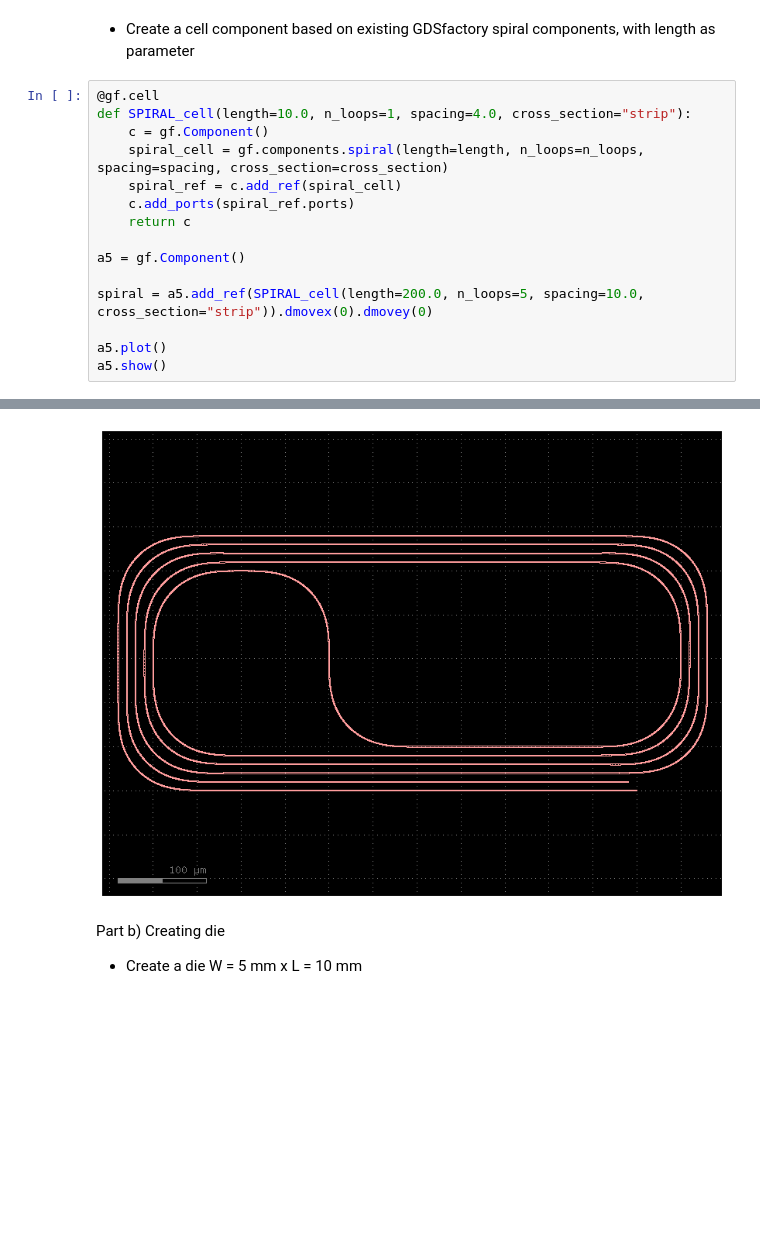
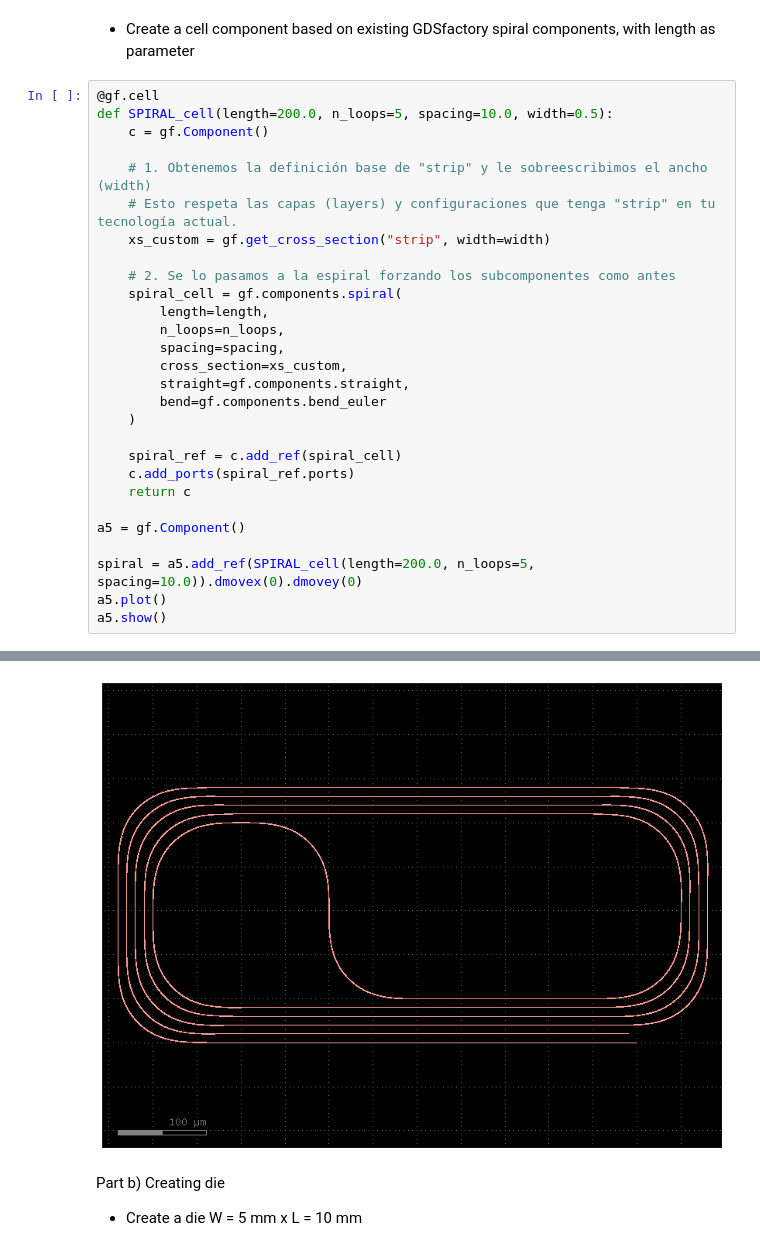
Before and after one commit to jfgimloz/cifoin-lab4, a Jupyter notebook: LAYOUT_Student.ipynb, the cells around one changed output, grey strips where cells are left out. Drawn from its saved outputs; the diff is of its cells as text; blank space fills up the shorter version.

```diff
--- a/LAYOUT_Student.ipynb
+++ b/LAYOUT_Student.ipynb
@@ -704,17 +704,30 @@ a4.show()
 - Create a cell component based on existing GDSfactory spiral components, with length as parameter
 # %%
 @gf.cell
-def SPIRAL_cell(length=10.0, n_loops=1, spacing=4.0, cross_section="strip"):
+def SPIRAL_cell(length=200.0, n_loops=5, spacing=10.0, width=0.5):
     c = gf.Component()
-    spiral_cell = gf.components.spiral(length=length, n_loops=n_loops, spacing=spacing, cross_section=cross_section)
+
+    # 1. Obtenemos la definición base de "strip" y le sobreescribimos el ancho (width)
+    # Esto respeta las capas (layers) y configuraciones que tenga "strip" en tu tecnología actual.
+    xs_custom = gf.get_cross_section("strip", width=width)
+
+    # 2. Se lo pasamos a la espiral forzando los subcomponentes como antes
+    spiral_cell = gf.components.spiral(
+        length=length,
+        n_loops=n_loops,
+        spacing=spacing,
+        cross_section=xs_custom,
+        straight=gf.components.straight,
+        bend=gf.components.bend_euler
+    )
+
     spiral_ref = c.add_ref(spiral_cell)
     c.add_ports(spiral_ref.ports)
     return c
 
 a5 = gf.Component()
 
-spiral = a5.add_ref(SPIRAL_cell(length=200.0, n_loops=5, spacing=10.0, cross_section="strip")).dmovex(0).dmovey(0)
-
+spiral = a5.add_ref(SPIRAL_cell(length=200.0, n_loops=5, spacing=10.0)).dmovex(0).dmovey(0)
 a5.plot()
 a5.show()
 # %% [output]
@@ -722,4 +735,4 @@ a5.show()
-[figure, old version]
+[figure, new version]
 # %% [markdown]
 Part b) Creating die
 - Create a die  W = 5 mm x L = 10 mm
```
Also changed, not shown: parts of 30 cells of this notebook, 1 other file.
